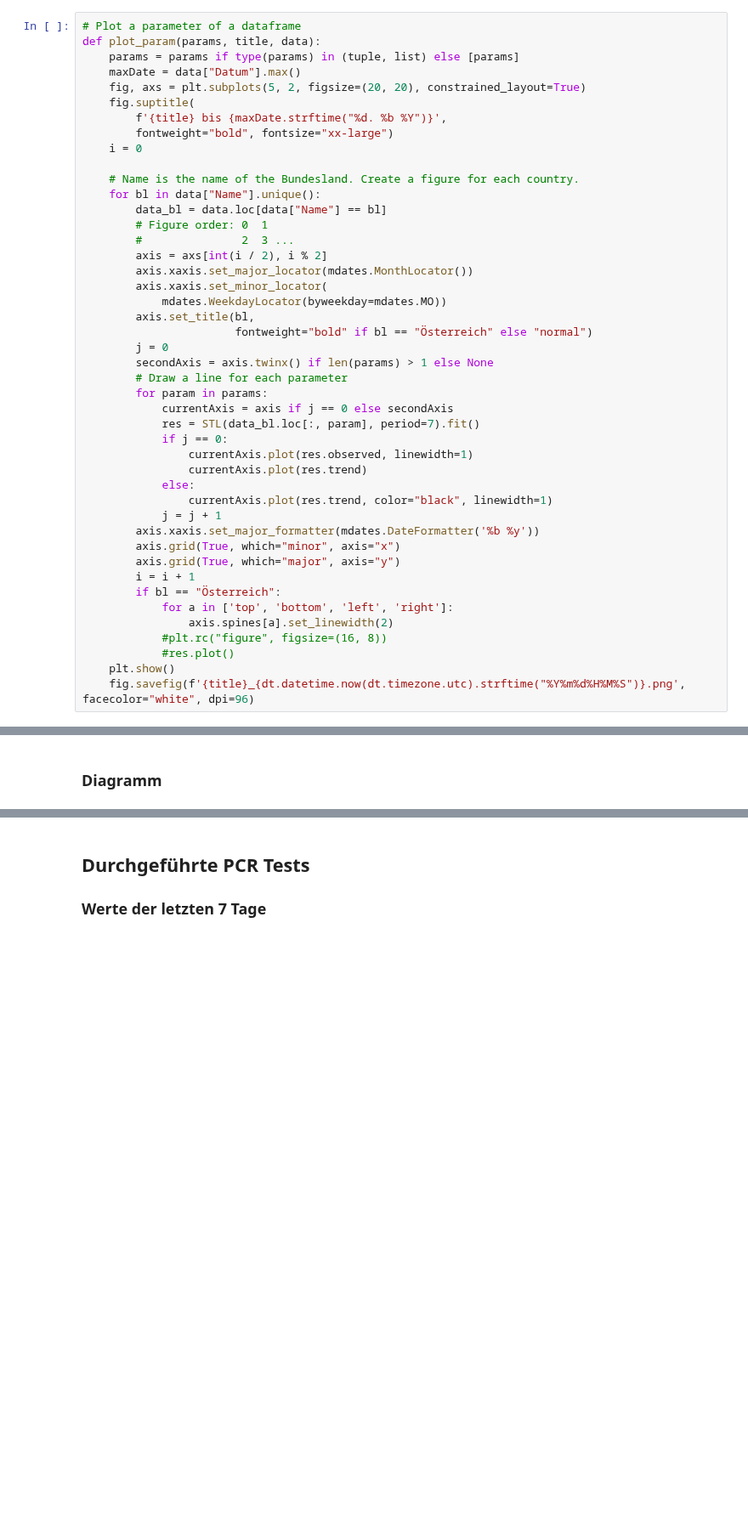
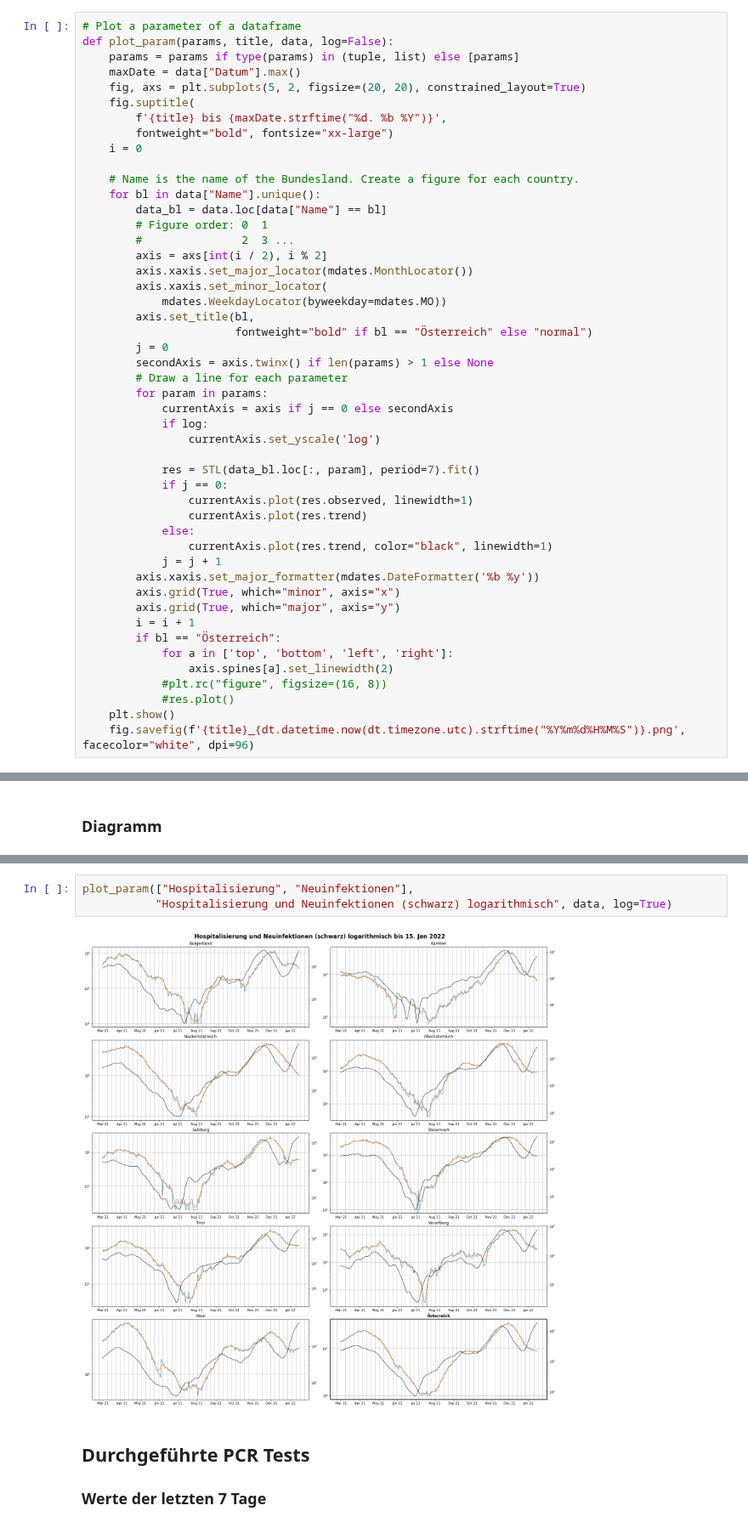
Before and after one commit to schletz/Pos5xhif, a Jupyter notebook: CovidAuswertung/covid_auswertung.ipynb, the cells around one changed output, grey strips where cells are left out. Shown at 85% size. Saved outputs shown, nothing was run; the diff lists cells and outputs as text; blank space fills up the shorter version.

```diff
--- a/CovidAuswertung/covid_auswertung.ipynb
+++ b/CovidAuswertung/covid_auswertung.ipynb
@@ -10,7 +10,7 @@ from statsmodels.tsa.api import STLForecast
 from statsmodels.tsa.arima.model import ARIMA
 # %%
 # Plot a parameter of a dataframe
-def plot_param(params, title, data):
+def plot_param(params, title, data, log=False):
     params = params if type(params) in (tuple, list) else [params]
     maxDate = data["Datum"].max()
     fig, axs = plt.subplots(5, 2, figsize=(20, 20), constrained_layout=True)
@@ -35,6 +35,9 @@ def plot_param(params, title, data):
         # Draw a line for each parameter
         for param in params:
             currentAxis = axis if j == 0 else secondAxis
+            if log:
+                currentAxis.set_yscale('log')
+
             res = STL(data_bl.loc[:, param], period=7).fit()
             if j == 0:
                 currentAxis.plot(res.observed, linewidth=1)
@@ -157,3 +162,8 @@ plot_param(["Hospitalisierung", "Neuinfektionen"],
+# %%
+plot_param(["Hospitalisierung", "Neuinfektionen"],
+           "Hospitalisierung und Neuinfektionen (schwarz) logarithmisch", data, log=True)
+# %% [output]
+[figure, added]
 # %% [markdown]
 ## Durchgeführte PCR Tests
 ### Werte der letzten 7 Tage
```
Also changed, not shown: parts of 1 cell of this notebook, 3 other files.
